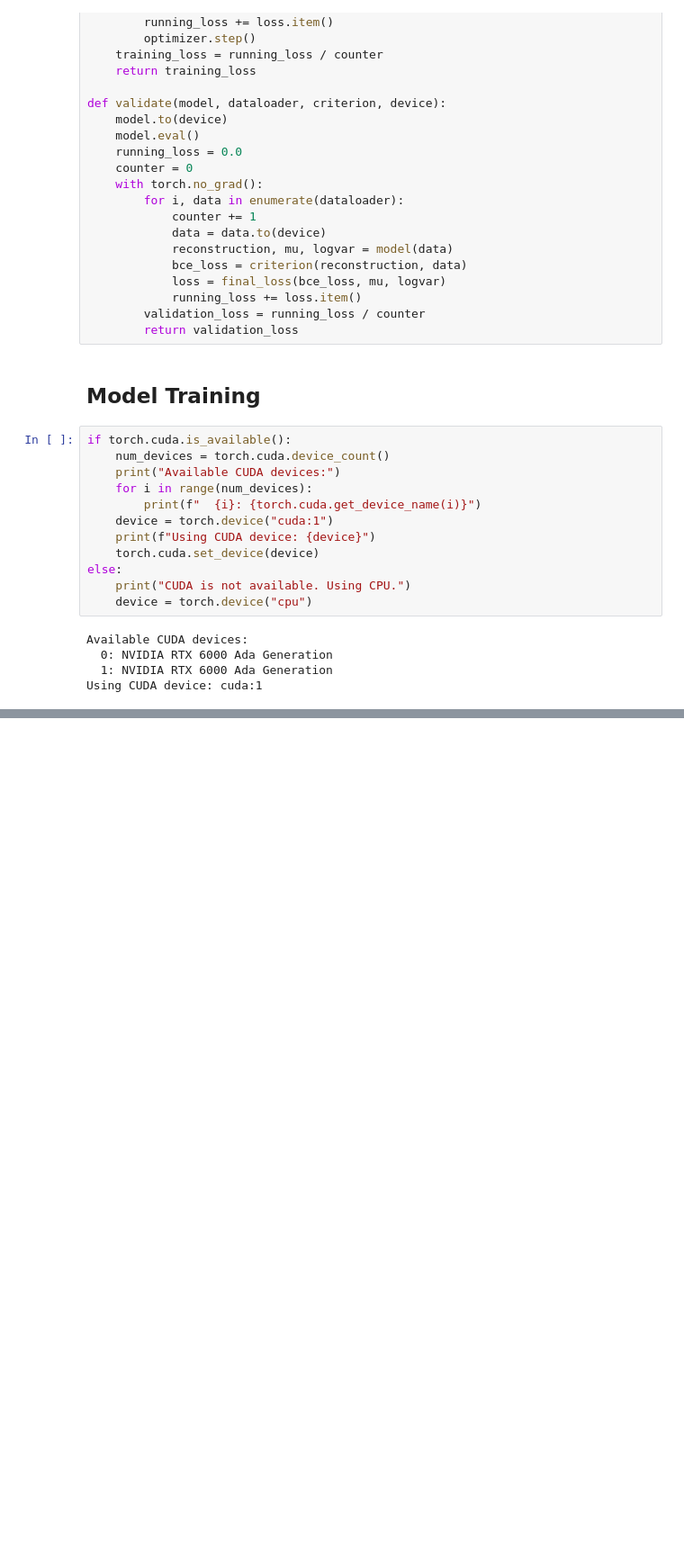
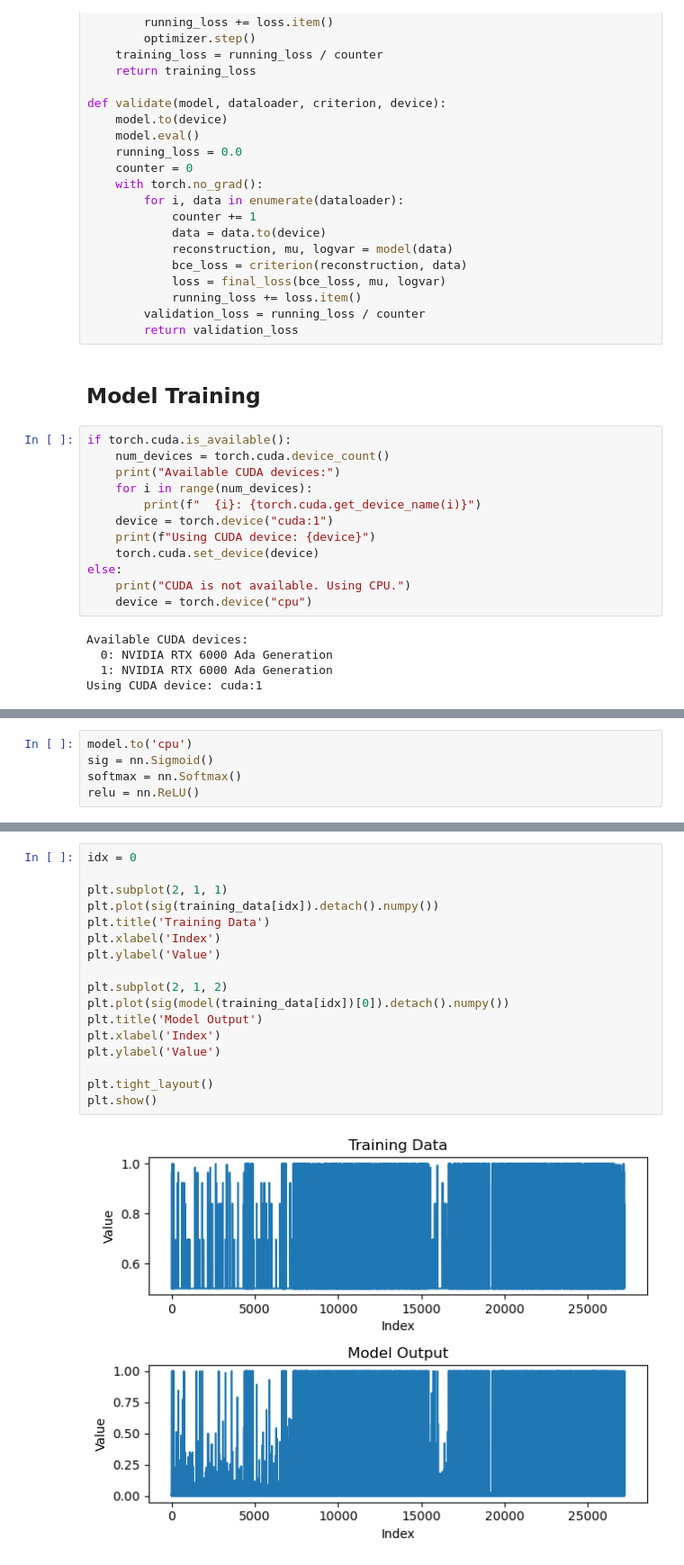
Before and after one commit to egerc/pytorch_exercises, a Jupyter notebook: Notebooks/240328_Variational_Autoencoder.ipynb, the cells around one changed output, grey strips where cells are left out. Shown: that part at 90% size. Saved outputs shown, nothing was run; the diff lists cells and outputs as text; blank space fills up the shorter version.

```diff
--- a/Notebooks/240328_Variational_Autoencoder.ipynb
+++ b/Notebooks/240328_Variational_Autoencoder.ipynb
@@ -173,0 +177,5 @@ helper.plot_scaled_losses(training_losses, validation_losses, epochs)
+# %%
+model.to('cpu')
+sig = nn.Sigmoid()
+softmax = nn.Softmax()
+relu = nn.ReLU()
@@ -173,0 +199,19 @@ helper.plot_scaled_losses(training_losses, validation_losses, epochs)
+# %%
+idx = 0
+
+plt.subplot(2, 1, 1)
+plt.plot(sig(training_data[idx]).detach().numpy())
+plt.title('Training Data')
+plt.xlabel('Index')
+plt.ylabel('Value')
+
+plt.subplot(2, 1, 2)
+plt.plot(sig(model(training_data[idx])[0]).detach().numpy())
+plt.title('Model Output')
+plt.xlabel('Index')
+plt.ylabel('Value')
+
+plt.tight_layout()
+plt.show()
+# %% [output]
+[figure, added]
```
Also changed, not shown: parts of 9 cells of this notebook.
